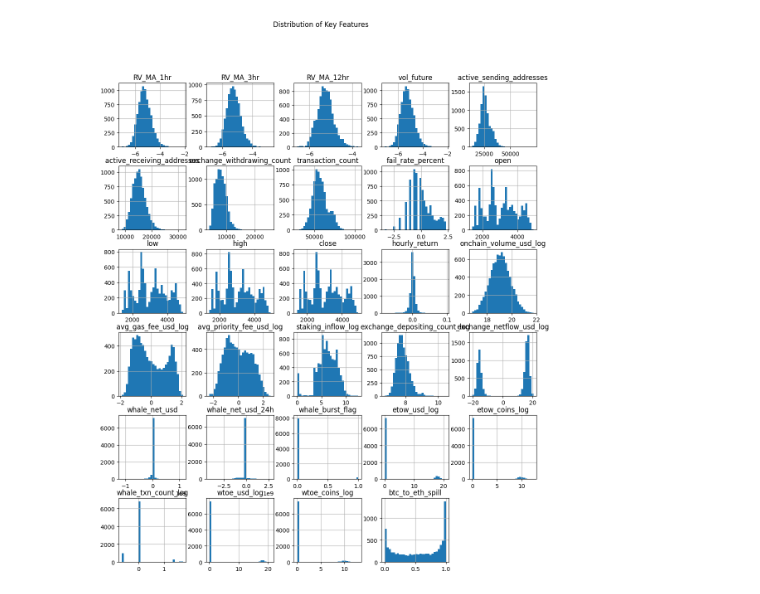
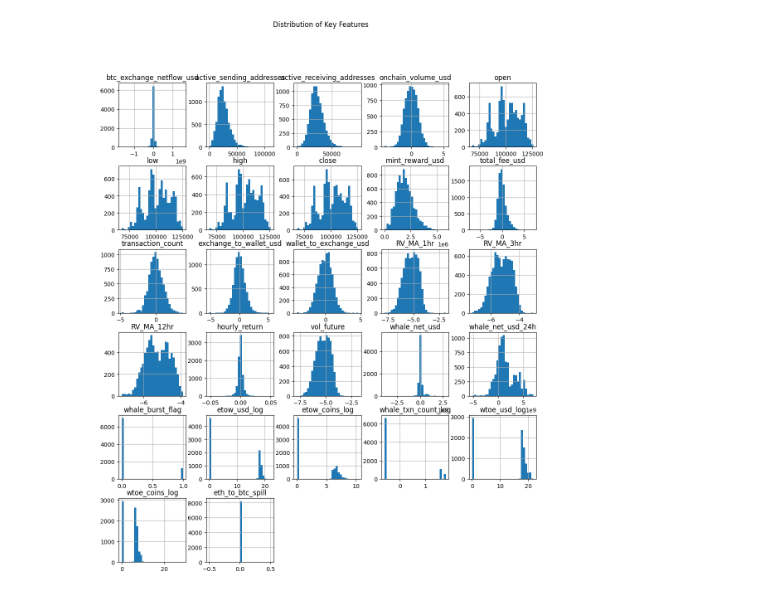
Before and after one commit to C3lineTan/DSE4101-CryptoWhale-2, a Jupyter notebook: EDA/BTC_EDA.ipynb, the cells around one changed output. Saved outputs shown, nothing was run; the diff lists cells and outputs as text; code cells hidden in the pictures.

```diff
--- a/EDA/BTC_EDA.ipynb
+++ b/EDA/BTC_EDA.ipynb
@@ -4,5 +4,5 @@ import numpy as np
 import matplotlib.pyplot as plt
 import seaborn as sns
 # %%
-eth_df = pd.read_csv('../Data/eth_final_df.csv')
+btc_df = pd.read_csv('../Data/btc_final_df.csv')
 # %%
@@ -35,8 +54,8 @@ plt.show()
 # %%
 # Plot histograms for key numeric features
-cols_to_plot = eth_df.columns
-eth_df[cols_to_plot].hist(bins=30, figsize=(13, 15))
+cols_to_plot = btc_df.columns
+btc_df[cols_to_plot].hist(bins=30, figsize=(13, 15))
 plt.suptitle("Distribution of Key Features")
 plt.show()
 # %% [output]
-[figure, old version]
+[figure, new version]
```
Also changed, not shown: parts of 14 cells of this notebook, 1 other file.
